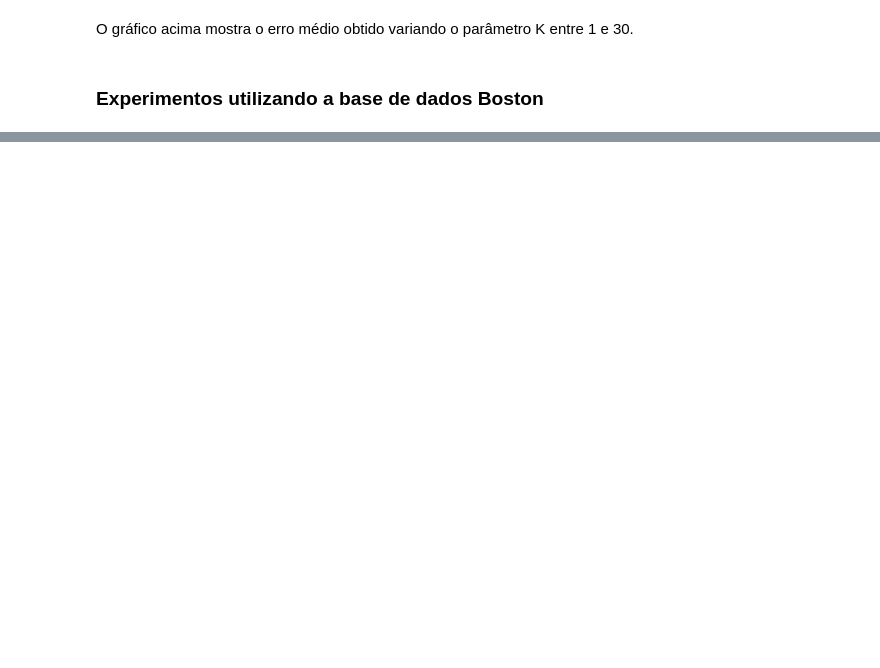
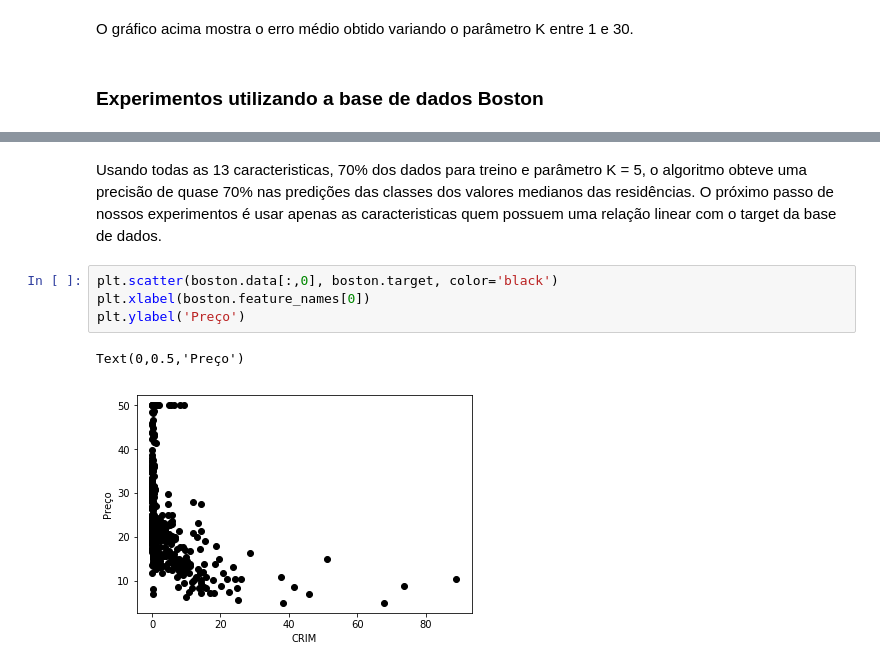
Before and after one commit to rviniciussouza/IA, a Jupyter notebook: KNN.ipynb, the cells around one changed output, grey strips where cells are left out. Drawn from its saved outputs; the diff is of its cells as text; blank space fills up the shorter version.

```diff
--- a/KNN.ipynb
+++ b/KNN.ipynb
@@ -150,0 +199,10 @@ y_pred = knn(x_treino, y_treino, x_test, K)
+# %% [markdown]
+Usando todas as 13 caracteristicas, 70% dos dados para treino e parâmetro K = 5, o algoritmo obteve uma precisão de quase 70% nas predições das classes dos valores medianos das residências.
+O próximo passo de nossos experimentos é usar apenas as caracteristicas quem possuem uma relação linear com o target da base de dados.
+# %%
+plt.scatter(boston.data[:,0], boston.target, color='black')
+plt.xlabel(boston.feature_names[0])
+plt.ylabel('Preço')
+# %% [output]
+Text(0,0.5,'Preço')
+[figure, added]
```
Also changed, not shown: parts of 25 cells of this notebook.
